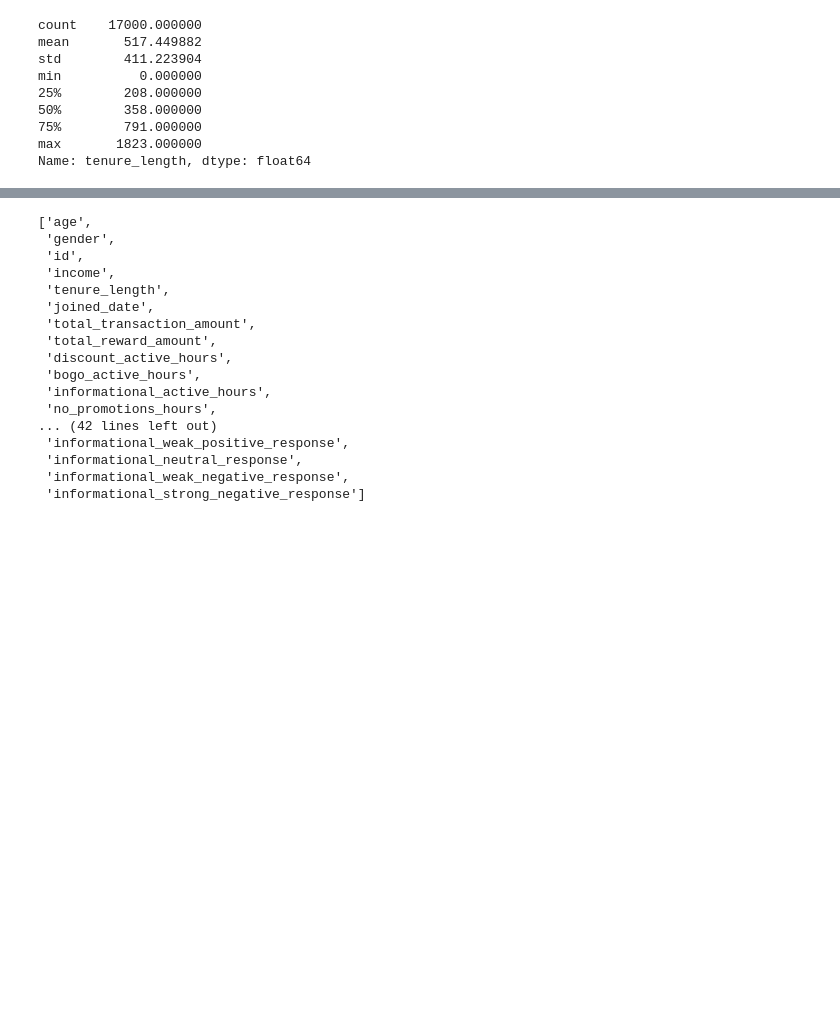
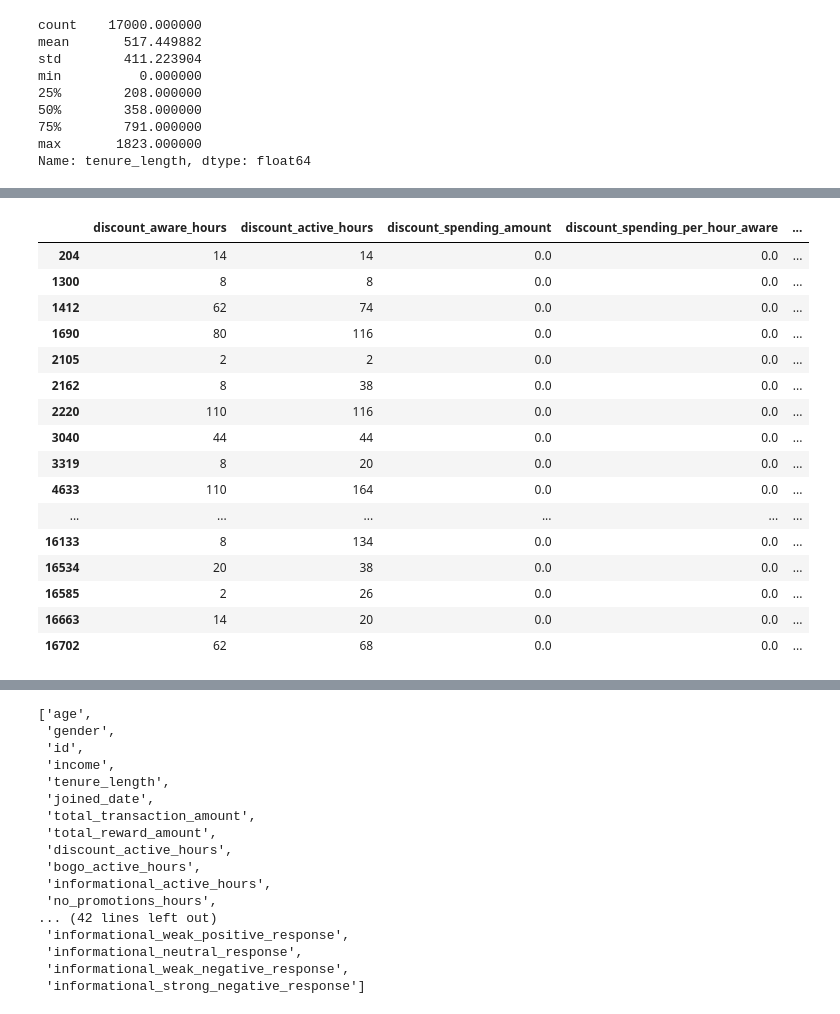
Before and after one commit to keigito/Starbucks_Customer_Analysis, a Jupyter notebook: Starbucks_Capstone_notebook.ipynb, the cells around one changed output, grey strips where cells are left out. Cells and saved outputs as stored; diff of their text form; code cells hidden in the pictures; blank space fills up the shorter version.

```diff
--- a/Starbucks_Capstone_notebook.ipynb
+++ b/Starbucks_Capstone_notebook.ipynb
@@ -813,4 +821,24 @@ list(profile.columns)
 profile.to_csv("profile_checkpoint2.csv", index=False)
 # %%
 profile = pd.read_csv("profile_checkpoint2.csv")
+# %%
+profile[(profile["discount_active_hours"] != 0) & (profile["discount_spending_amount"] == 0)].loc[:, ["discount_aware_hours","discount_active_hours", "discount_spending_amount", "discount_spending_per_hour_aware", "discount_spending_per_hour_active"]]
+# %% [output]
+|  | discount_aware_hours | discount_active_hours | discount_spending_amount | discount_spending_per_hour_aware | ... |
+| 204 | 14 | 14 | 0.0 | 0.0 | ... |
+| 1300 | 8 | 8 | 0.0 | 0.0 | ... |
+| 1412 | 62 | 74 | 0.0 | 0.0 | ... |
+| 1690 | 80 | 116 | 0.0 | 0.0 | ... |
+| 2105 | 2 | 2 | 0.0 | 0.0 | ... |
+| 2162 | 8 | 38 | 0.0 | 0.0 | ... |
+| 2220 | 110 | 116 | 0.0 | 0.0 | ... |
+| 3040 | 44 | 44 | 0.0 | 0.0 | ... |
+| 3319 | 8 | 20 | 0.0 | 0.0 | ... |
+| 4633 | 110 | 164 | 0.0 | 0.0 | ... |
+| ... | ... | ... | ... | ... | ... |
+| 16133 | 8 | 134 | 0.0 | 0.0 | ... |
+| 16534 | 20 | 38 | 0.0 | 0.0 | ... |
+| 16585 | 2 | 26 | 0.0 | 0.0 | ... |
+| 16663 | 14 | 20 | 0.0 | 0.0 | ... |
+| 16702 | 62 | 68 | 0.0 | 0.0 | ... |
 # %%
```
Also changed, not shown: parts of 12 cells of this notebook.
